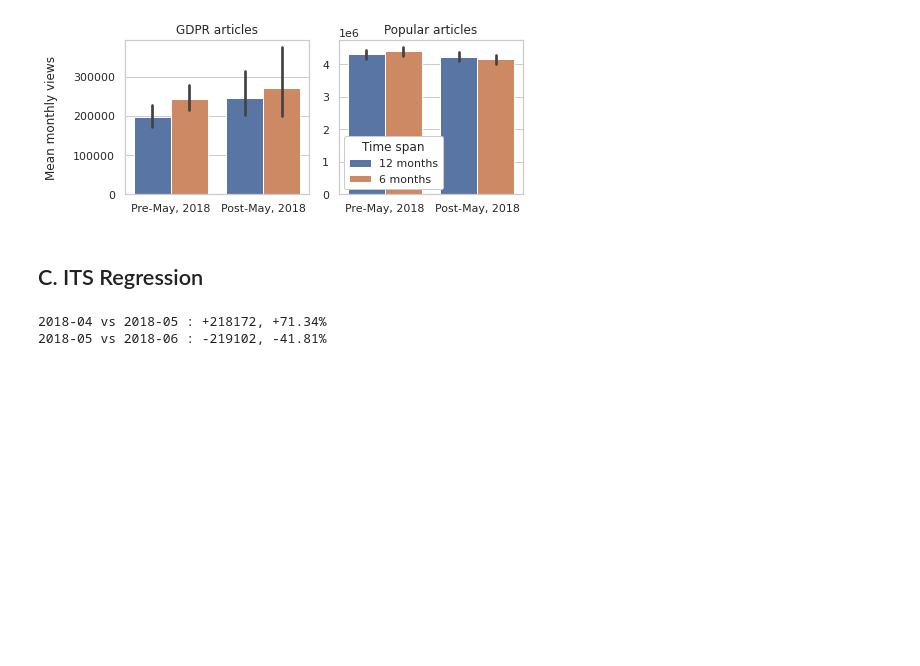
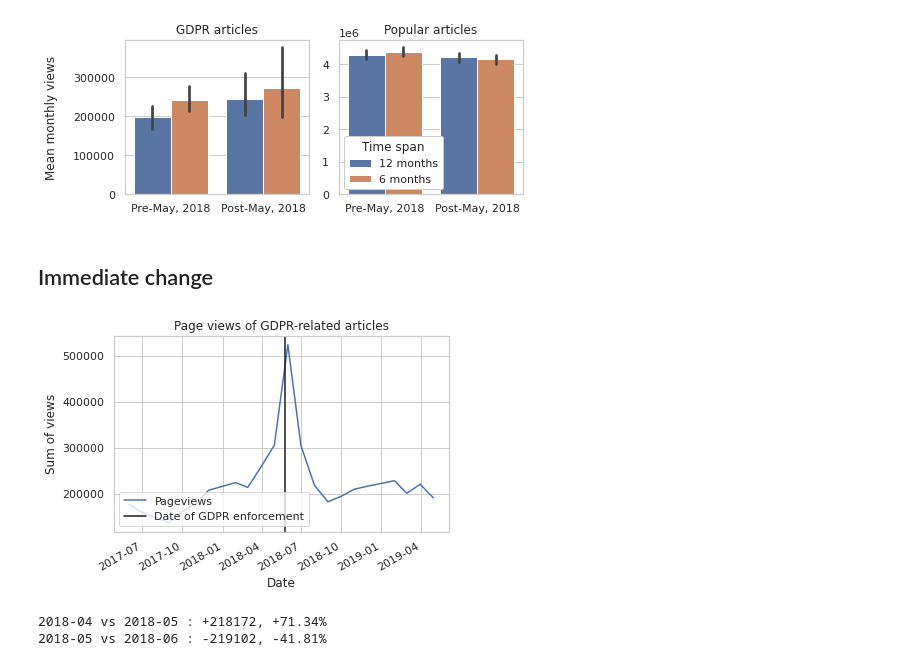
Before and after one commit to epfl-ada/ada-2020-project-milestone-p3-p3_studybuddy, a Jupyter notebook: MilestoneP3.ipynb, the cells around one changed output. Drawn from its saved outputs; the diff is of its cells as text; code cells hidden in the pictures; blank space fills up the shorter version.

```diff
--- a/MilestoneP3.ipynb
+++ b/MilestoneP3.ipynb
@@ -1251,8 +1229,16 @@ plt.tight_layout()
 plt.savefig('figs/means_enforcement.eps')
 # %% [output]
 [figure]
-# %% [markdown]
-## C. ITS Regression
+# %% [markdown]
+## Immediate change
+# %%
+g_treatment.plot()
+plt.axvline(interruption_date, color='k', label='Date of GDPR enforcement')
+plt.title('Page views of GDPR-related articles')
+plt.ylabel('Sum of views');
+plt.legend(loc='lower left');
+# %% [output]
+[figure, added]
 # %%
 compute_immediate_change(g_treatment, interruption_date)
 # %% [output]
```
Also changed, not shown: parts of 21 cells of this notebook.
